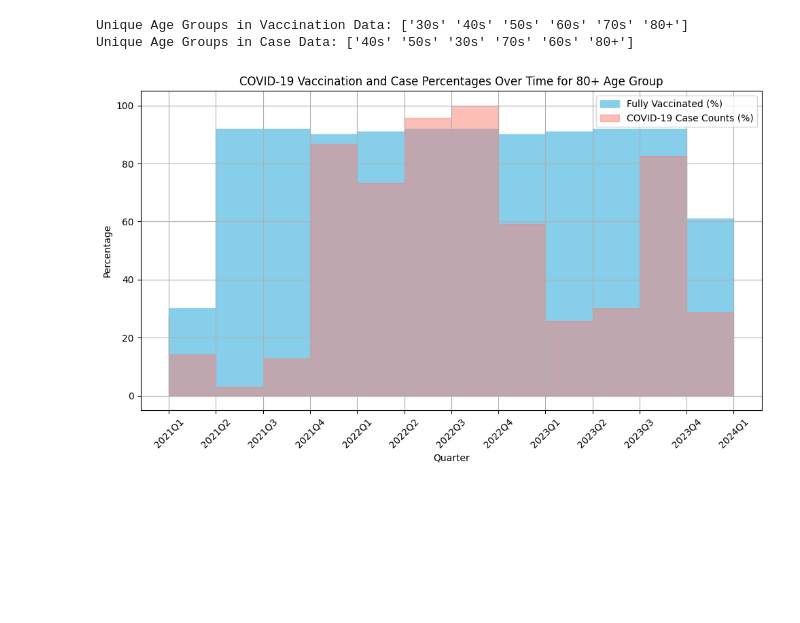
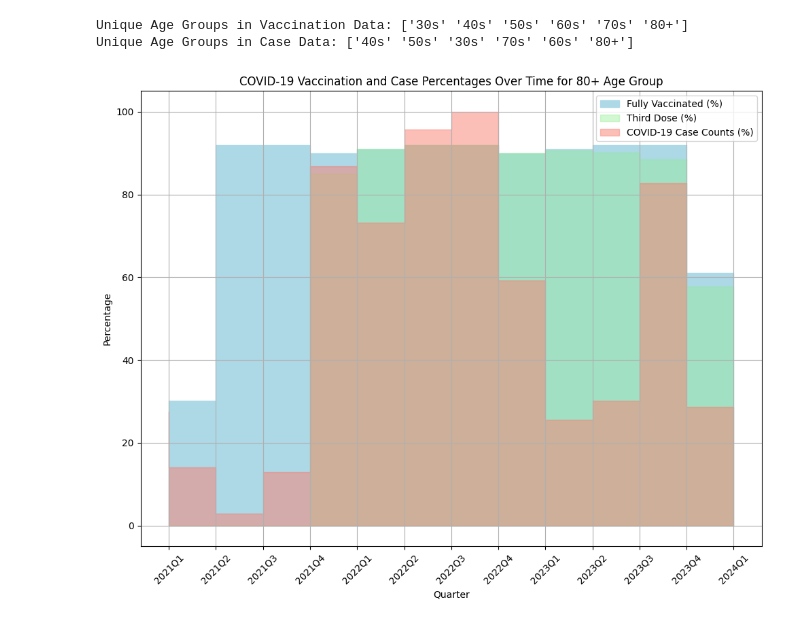
Before and after one commit to CoderMF/Data-Visualization-Project, a Jupyter notebook: CP321 Final Project.ipynb, the cells around one changed output. Cells and saved outputs as stored; diff of their text form; code cells hidden in the pictures; blank space fills up the shorter version.

Commit message:
3rd dose to stacked area chart - may remove in future

```diff
--- a/CP321 Final Project.ipynb
+++ b/CP321 Final Project.ipynb
@@ -180,28 +180,31 @@ Unique Age Groups in Case Data: ['40s' '50s' '30s' '70s' '60s' '80+']
 # %%
 ## Normalized Stacked Area Chart showcasing fully vaccinated people and covid cases over time for people aged 80 and over
 
 # Filter for 80+ age group and aggregate data
 vaccination_data = df[df['Agegroup'] == '80+'].groupby('Quarter')['Percent_fully_vaccinated'].sum().reset_index()
+vaccination_data_3 = df[df['Agegroup'] == '80+'].groupby('Quarter')['Percent_3doses'].sum().reset_index()
 case_data = df2[df2['Age_Group'] == '80+'].groupby('Quarter').size().reset_index(name='Case_Counts')
 
 # Normalize case counts to the maximum count across quarters for a percentage scale
 max_cases = case_data['Case_Counts'].max()
 case_data['Case_Counts_Percent'] = (case_data['Case_Counts'] / max_cases) * 100
 
 # plot
-plt.figure(figsize=(10, 6))
+plt.figure(figsize=(10, 8))
 
 # Area plot for vaccine and case data
-plt.fill_between(vaccination_data['Quarter'].astype(str), vaccination_data['Percent_fully_vaccinated'], label='Fully Vaccinated (%)', color='skyblue', step='pre')
+plt.fill_between(vaccination_data['Quarter'].astype(str), vaccination_data['Percent_fully_vaccinated'], label='Fully Vaccinated (%)', color='lightblue', step='pre')
+# im being extra with the 3rd dose lol but we can keep it if it helps the argument or omit it if it looks too messy or doesn't help our case
+plt.fill_between(vaccination_data_3['Quarter'].astype(str), vaccination_data_3['Percent_3doses'], label='Third Dose (%)', color='lightgreen', step='pre',alpha=0.4)
 plt.fill_between(case_data['Quarter'].astype(str), case_data['Case_Counts_Percent'], label='COVID-19 Case Counts (%)', color='salmon', step='pre', alpha=0.5)
 
 plt.title('COVID-19 Vaccination and Case Percentages Over Time for 80+ Age Group')
 plt.xlabel('Quarter')
 plt.ylabel('Percentage')
 plt.xticks(rotation=45)
 plt.legend()
 plt.grid(True)
 plt.tight_layout()
 plt.show()
 # %% [output]
-[figure, old version]
+[figure, new version]
```
